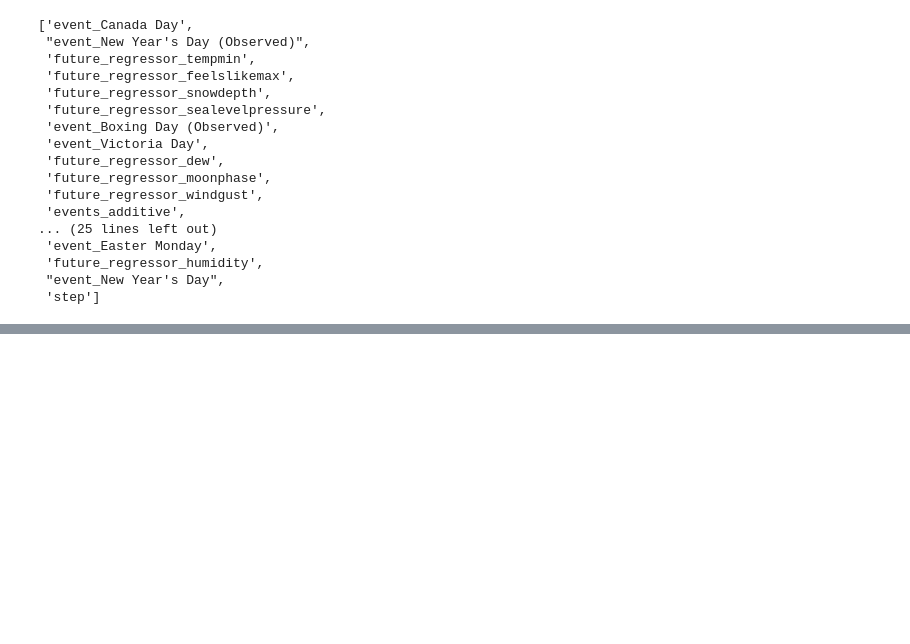
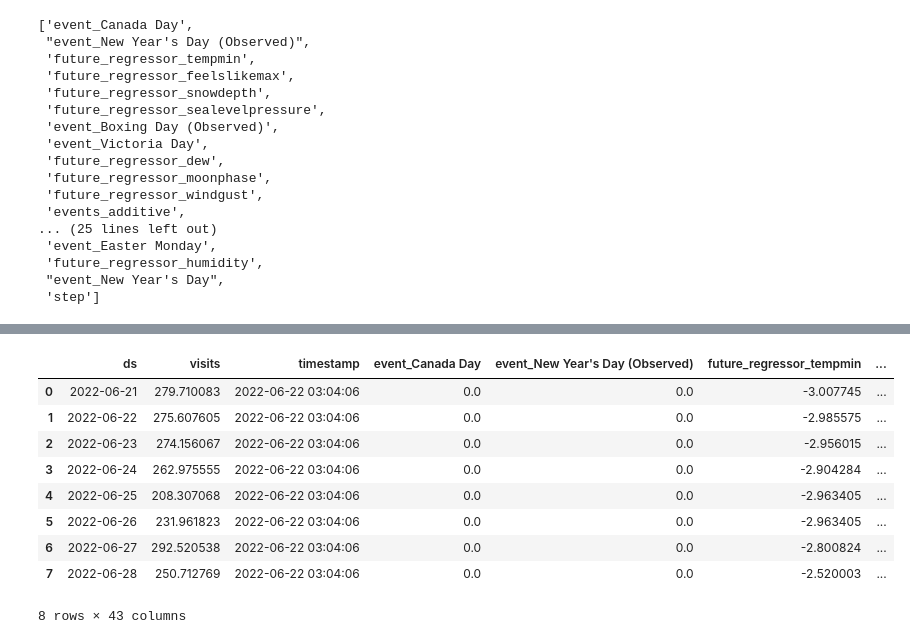
Before and after one commit to drdevinhopkins/hourly-report-neuralprophet, a Jupyter notebook: notebooks/daily_visits_with_weather.ipynb, the cells around one changed output, grey strips where cells are left out. Drawn from its saved outputs; the diff is of its cells as text; code cells hidden in the pictures; blank space fills up the shorter version.

```diff
--- a/notebooks/daily_visits_with_weather.ipynb
+++ b/notebooks/daily_visits_with_weather.ipynb
@@ -243,0 +227,5 @@ for step in range(0,8):
+# %%
+output = pd.DataFrame()
+for column in unique_columns:
+        output[column] = forecast[[column_name for column_name in forecast.columns if column in column_name]].iloc[0].reset_index(drop=True)
+output
@@ -243,0 +325,27 @@ for step in range(0,8):
+# %%
+forecast = loaded_model.predict(future, raw=True, decompose=True).set_index('ds')
+unique_columns = list(set([column[:-1] for column in forecast.columns.tolist()]))
+output = pd.DataFrame()
+for column in unique_columns:
+        output[column] = forecast[[column_name for column_name in forecast.columns if column in column_name]].iloc[0].reset_index(drop=True)
+start = forecast.index[0]
+forecast_length = len([column_name for column_name in forecast.columns if 'step' in column_name])
+output['ds'] = pd.date_range(start=start, periods=forecast_length, freq='D')
+output.rename(columns={'step':'visits'}, inplace=True)
+unique_columns.remove('step')
+output['timestamp'] = pd.Timestamp.now().round('S').replace(tzinfo=None)
+output = output[['ds','visits','timestamp']+unique_columns]
+output.to_csv('../forecasts/daily_visits_with_weather_and_regressors.csv', index=False)
+# %%
+output[['ds','visits','timestamp']+unique_columns]
+# %% [output]
+|  | ds | visits | timestamp | event_Canada Day | event_New Year's Day (Observed) | future_regressor_tempmin | ... |
+| 0 | 2022-06-21 | 279.710083 | 2022-06-22 03:04:06 | 0.0 | 0.0 | -3.007745 | ... |
+| 1 | 2022-06-22 | 275.607605 | 2022-06-22 03:04:06 | 0.0 | 0.0 | -2.985575 | ... |
+| 2 | 2022-06-23 | 274.156067 | 2022-06-22 03:04:06 | 0.0 | 0.0 | -2.956015 | ... |
+| 3 | 2022-06-24 | 262.975555 | 2022-06-22 03:04:06 | 0.0 | 0.0 | -2.904284 | ... |
+| 4 | 2022-06-25 | 208.307068 | 2022-06-22 03:04:06 | 0.0 | 0.0 | -2.963405 | ... |
+| 5 | 2022-06-26 | 231.961823 | 2022-06-22 03:04:06 | 0.0 | 0.0 | -2.963405 | ... |
+| 6 | 2022-06-27 | 292.520538 | 2022-06-22 03:04:06 | 0.0 | 0.0 | -2.800824 | ... |
+| 7 | 2022-06-28 | 250.712769 | 2022-06-22 03:04:06 | 0.0 | 0.0 | -2.520003 | ... |
+8 rows × 43 columns
```
Also changed, not shown: parts of 10 cells of this notebook, 1 other file.
